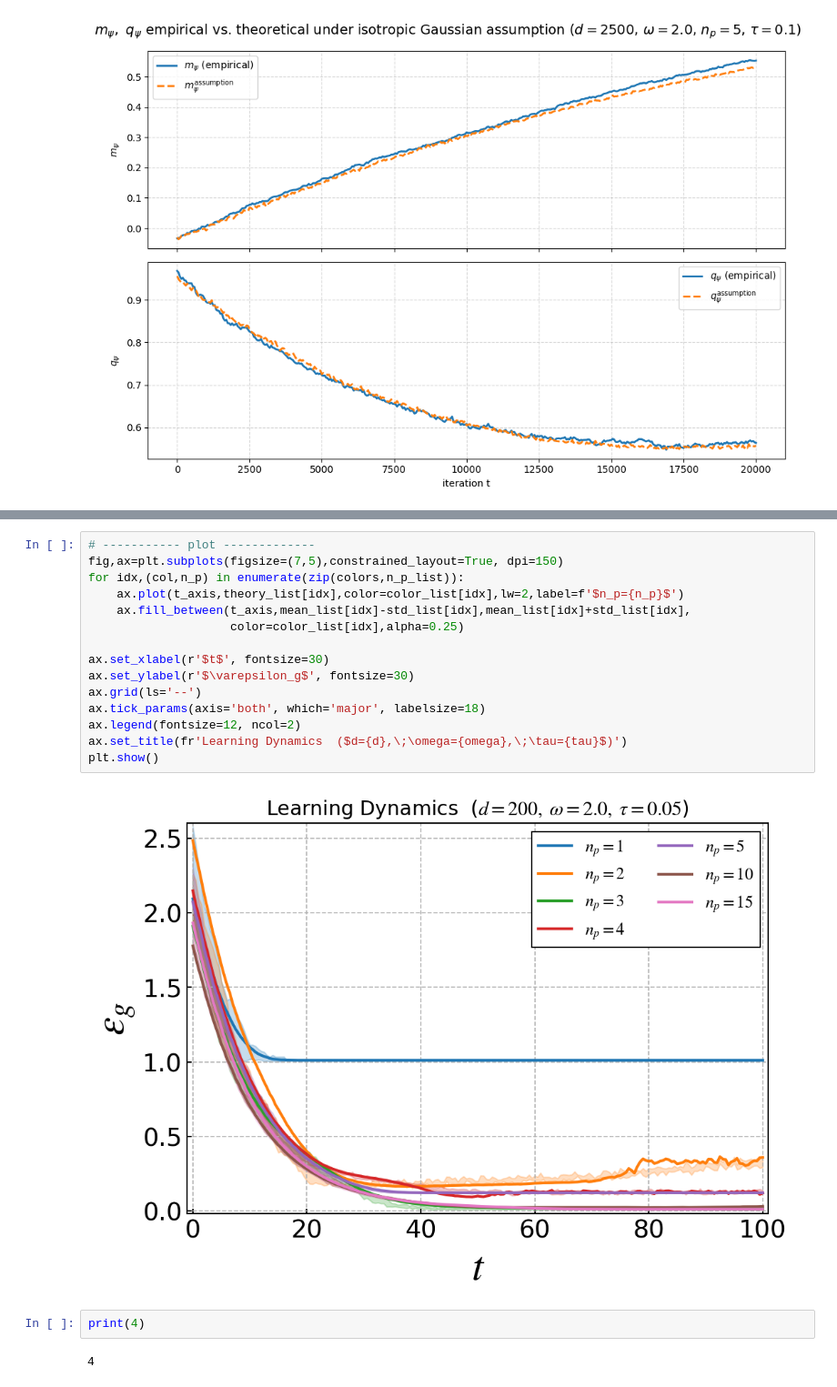
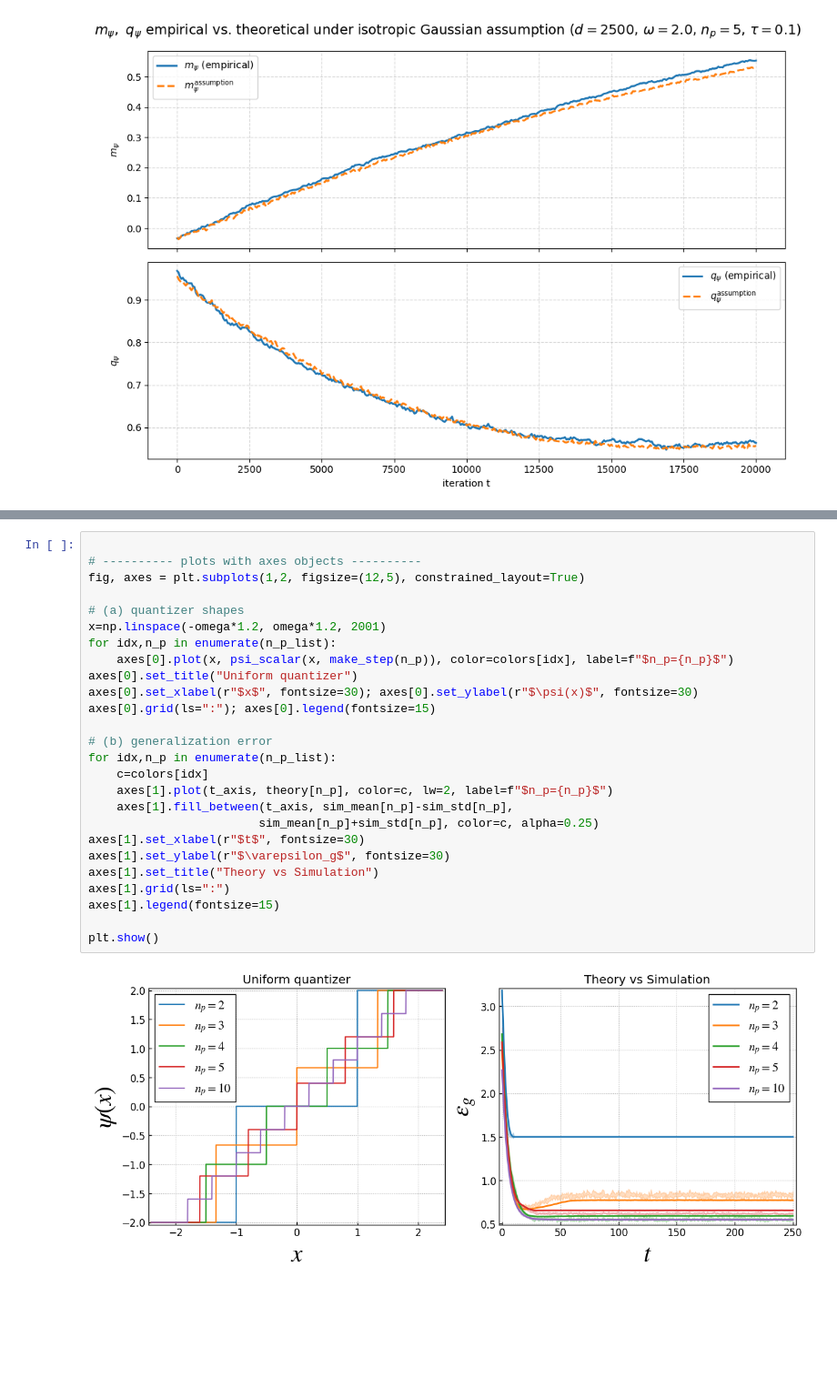
Before and after one commit to Yuma-Ichikawa/statphys-quant, a Jupyter notebook: numerical-experiment.ipynb, the cells around one changed output, grey strips where cells are left out. Shown at 91% size. Saved outputs shown, nothing was run; the diff lists cells and outputs as text; blank space fills up the shorter version.

```diff
--- a/numerical-experiment.ipynb
+++ b/numerical-experiment.ipynb
@@ -776,21 +707,28 @@ for n_p in n_p_list:
-# %%
-# ----------- plot -------------
-fig,ax=plt.subplots(figsize=(7,5),constrained_layout=True, dpi=150)
-for idx,(col,n_p) in enumerate(zip(colors,n_p_list)):
-    ax.plot(t_axis,theory_list[idx],color=color_list[idx],lw=2,label=f'$n_p={n_p}$')
-    ax.fill_between(t_axis,mean_list[idx]-std_list[idx],mean_list[idx]+std_list[idx],
-                    color=color_list[idx],alpha=0.25)
-
-ax.set_xlabel(r'$t$', fontsize=30)
-ax.set_ylabel(r'$\varepsilon_g$', fontsize=30)
-ax.grid(ls='--')
-ax.tick_params(axis='both', which='major', labelsize=18)
-ax.legend(fontsize=12, ncol=2)
-ax.set_title(fr'Learning Dynamics  ($d={d},\;\omega={omega},\;\tau={tau}$)')
-plt.show()
-# %% [output]
-[figure, removed]
-# %%
-print(4)
-# %% [output]
-4
+# %%
+
+# ---------- plots with axes objects ----------
+fig, axes = plt.subplots(1,2, figsize=(12,5), constrained_layout=True)
+
+# (a) quantizer shapes
+x=np.linspace(-omega*1.2, omega*1.2, 2001)
+for idx,n_p in enumerate(n_p_list):
+    axes[0].plot(x, psi_scalar(x, make_step(n_p)), color=colors[idx], label=f"$n_p={n_p}$")
+axes[0].set_title("Uniform quantizer")
+axes[0].set_xlabel(r"$x$", fontsize=30); axes[0].set_ylabel(r"$\psi(x)$", fontsize=30)
+axes[0].grid(ls=":"); axes[0].legend(fontsize=15)
+
+# (b) generalization error
+for idx,n_p in enumerate(n_p_list):
+    c=colors[idx]
+    axes[1].plot(t_axis, theory[n_p], color=c, lw=2, label=f"$n_p={n_p}$")
+    axes[1].fill_between(t_axis, sim_mean[n_p]-sim_std[n_p],
+                        sim_mean[n_p]+sim_std[n_p], color=c, alpha=0.25)
+axes[1].set_xlabel(r"$t$", fontsize=30)
+axes[1].set_ylabel(r"$\varepsilon_g$", fontsize=30)
+axes[1].set_title("Theory vs Simulation")
+axes[1].grid(ls=":")
+axes[1].legend(fontsize=15)
+
+plt.show()
+# %% [output]
+[figure, added]
```
Also changed, not shown: parts of 8 cells of this notebook.
